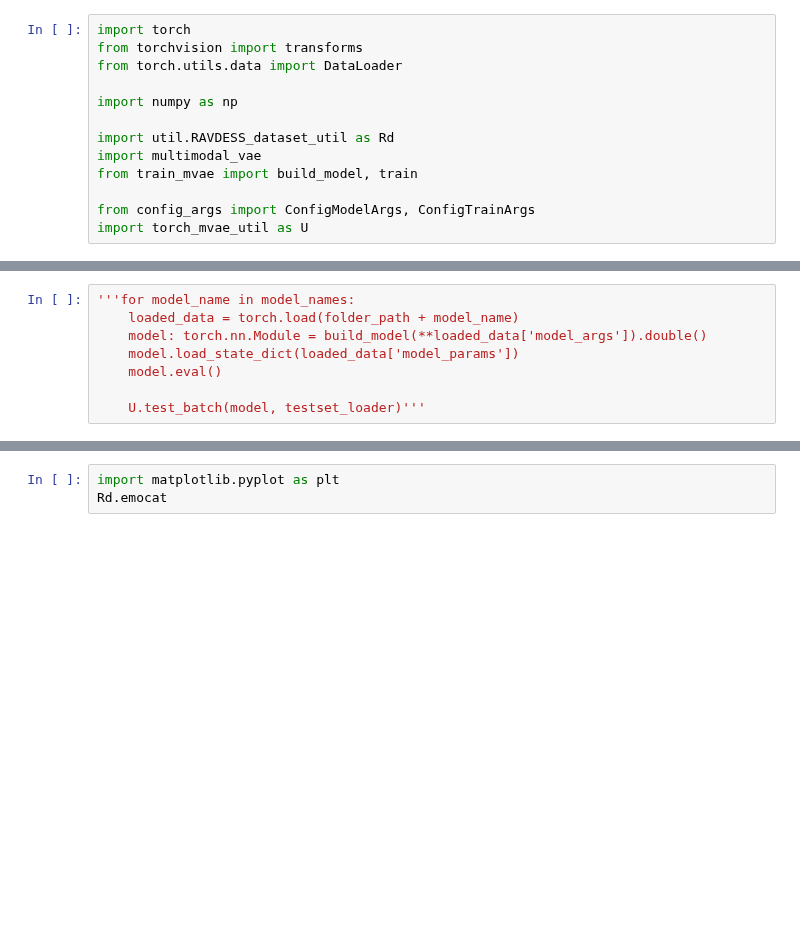
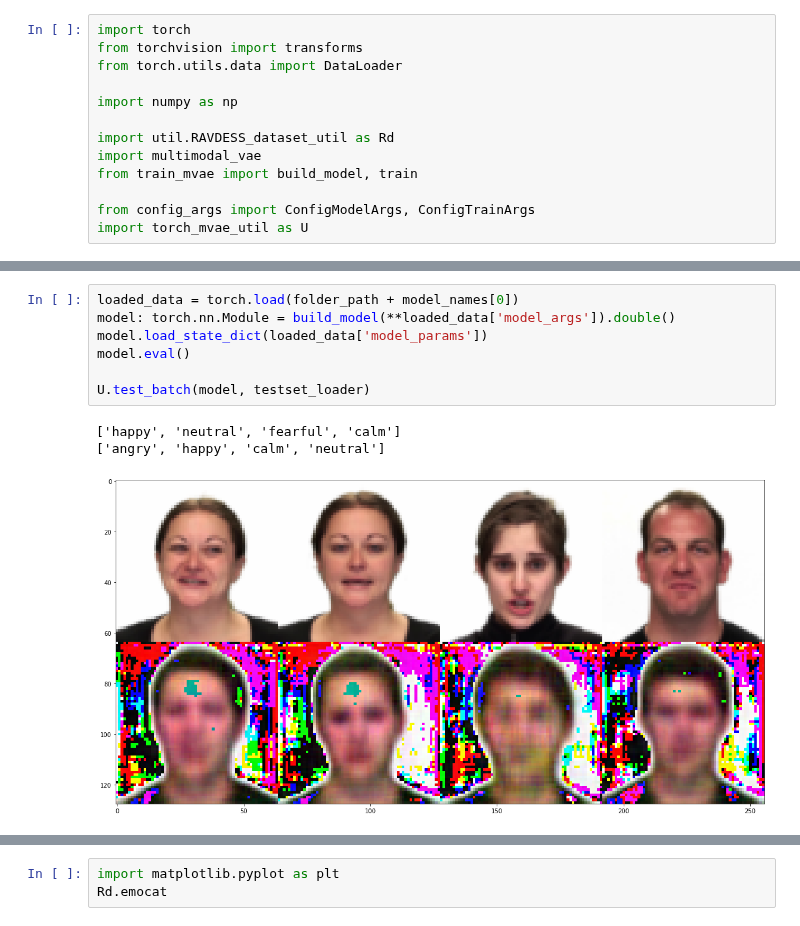
Before and after one commit to Ale-Ba2lero/Multimodal-Emotion-Analysis, a Jupyter notebook: src/mvae_torch/test_results.ipynb, the cells around one changed output, grey strips where cells are left out. Cells and saved outputs as stored; diff of their text form; blank space fills up the shorter version.

```diff
--- a/src/mvae_torch/test_results.ipynb
+++ b/src/mvae_torch/test_results.ipynb
@@ -89,8 +76,11 @@ print('training set size: ',trainingset_len,'\ntest set size: ',testset_len)
 # %%
-'''for model_name in model_names:
-    loaded_data = torch.load(folder_path + model_name)
-    model: torch.nn.Module = build_model(**loaded_data['model_args']).double()
-    model.load_state_dict(loaded_data['model_params'])
-    model.eval()
+loaded_data = torch.load(folder_path + model_names[0])
+model: torch.nn.Module = build_model(**loaded_data['model_args']).double()
+model.load_state_dict(loaded_data['model_params'])
+model.eval()
 
-    U.test_batch(model, testset_loader)'''
+U.test_batch(model, testset_loader)
+# %% [output]
+['happy', 'neutral', 'fearful', 'calm']
+['angry', 'happy', 'calm', 'neutral']
+[figure, added]
```
Also changed, not shown: parts of 5 cells of this notebook, 8 other files.
